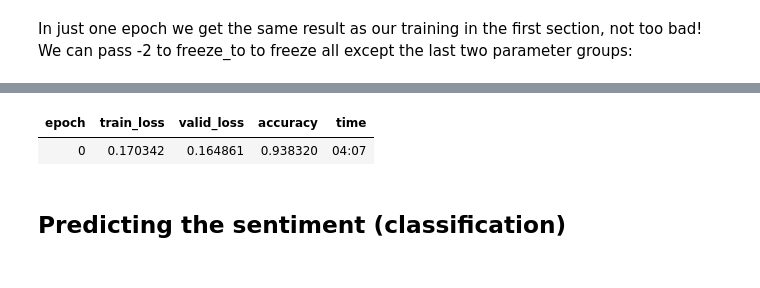
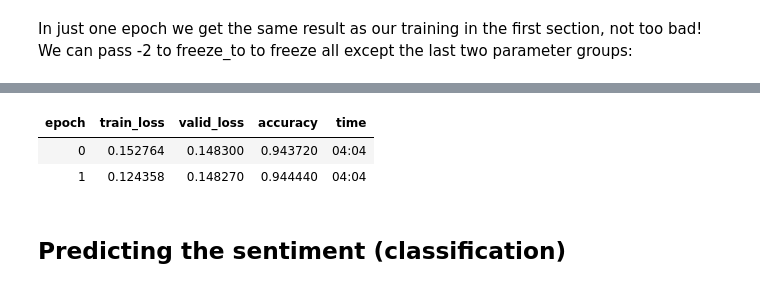
Before and after one commit to AgastyaPatel/paper-implementation, a Jupyter notebook: NLP-Classification_ULMFiT-implementation.ipynb, the cells around one changed output, grey strips where cells are left out. Drawn from its saved outputs; the diff is of its cells as text; code cells hidden in the pictures.

```diff
--- a/NLP-Classification_ULMFiT-implementation.ipynb
+++ b/NLP-Classification_ULMFiT-implementation.ipynb
@@ -216,10 +227,11 @@ learn.fit_one_cycle(1, slice(5e-3/(2.6**4), 5e-3))
 # %%
 # Unfreeze all
 learn.unfreeze()
-learn.fit_one_cycle(1, slice(1e-3/(2.6**4), 1e-3))
+learn.fit_one_cycle(2, slice(1e-3/(2.6**4), 1e-3))
 # %% [output]
 | epoch | train_loss | valid_loss | accuracy | time |
-| 0 | 0.170342 | 0.164861 | 0.938320 | 04:07 |
+| 0 | 0.152764 | 0.148300 | 0.943720 | 04:04 |
+| 1 | 0.124358 | 0.148270 | 0.944440 | 04:04 |
 # %% [markdown]
 ## Predicting the sentiment (classification)
 # %%
```
Also changed, not shown: parts of 17 cells of this notebook.
